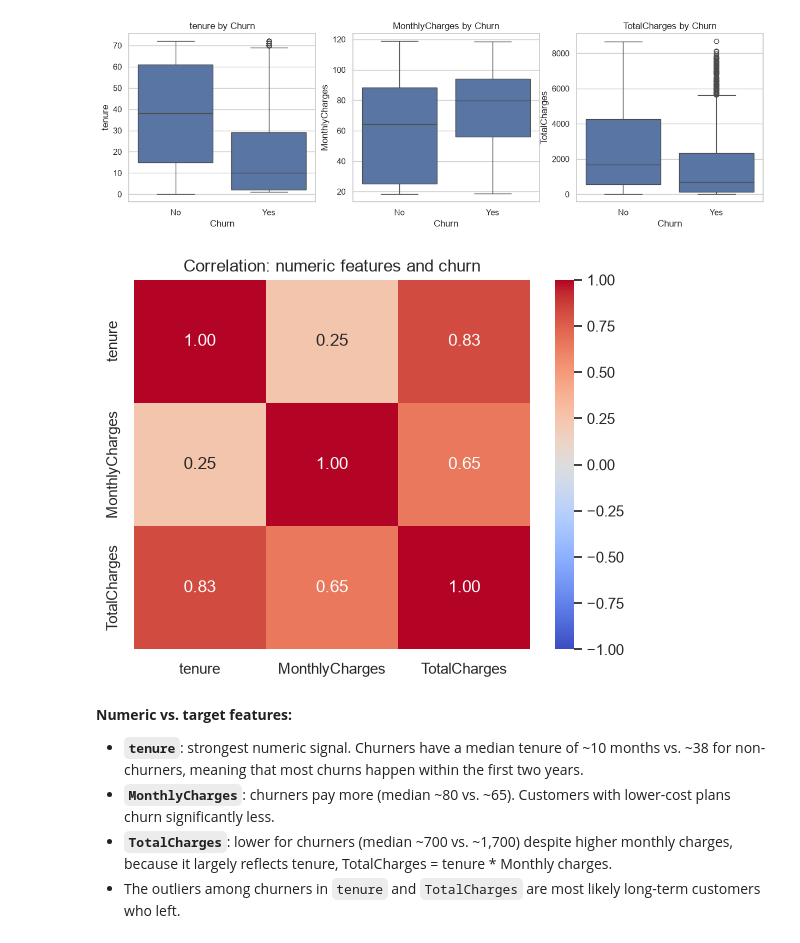
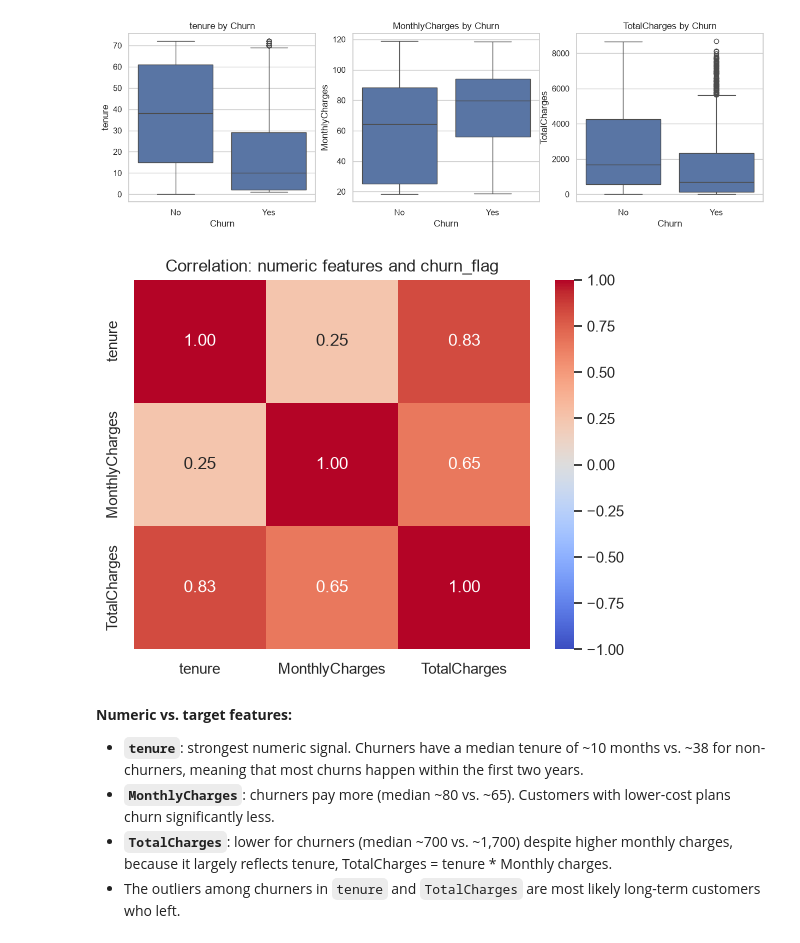
Before and after one commit to jkrstevska/project-2-ml, a Jupyter notebook: notebooks/01_eda_and_baseline.ipynb, the cells around one changed output. Cells and saved outputs as stored; diff of their text form; code cells hidden in the pictures.

```diff
--- a/notebooks/01_eda_and_baseline.ipynb
+++ b/notebooks/01_eda_and_baseline.ipynb
@@ -247,10 +248,10 @@ plt.show()
 # %%
 corr = df[num_columns].corr()
 sns.heatmap(corr, annot=True, fmt=".2f", cmap="coolwarm", vmin=-1, vmax=1)
-plt.title("Correlation: numeric features and churn")
+plt.title("Correlation: numeric features and churn_flag")
 plt.show()
 # %% [output]
-[figure, old version]
+[figure, new version]
 # %% [markdown]
 **Numeric vs. target features:**
 - **`tenure`**: strongest numeric signal. Churners have a median tenure of ~10 months vs. ~38 for non-churners, meaning that most churns happen within the first two years.
```
Also changed, not shown: parts of 4 cells of this notebook, 1 other file.
